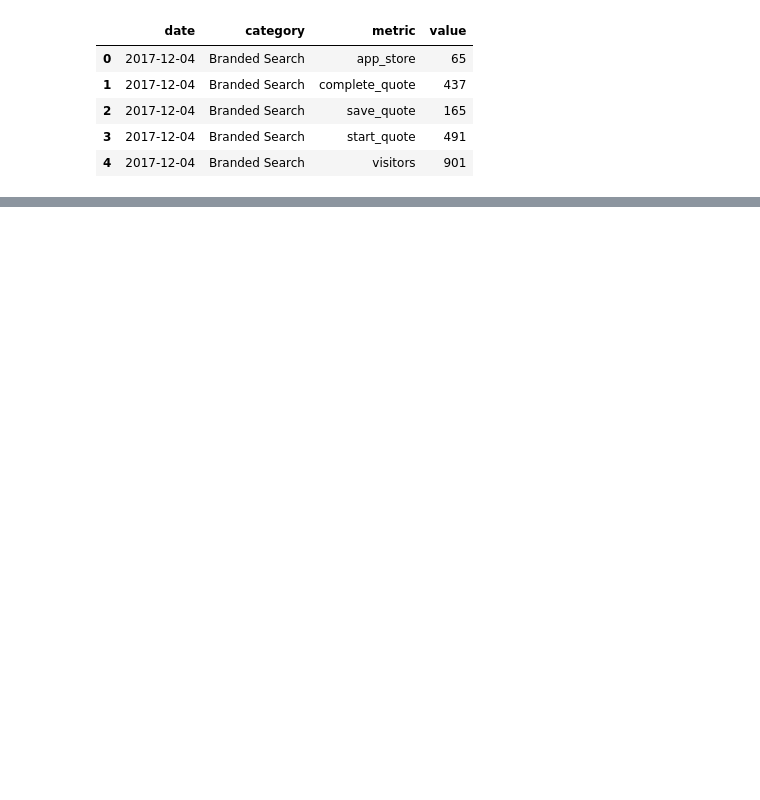
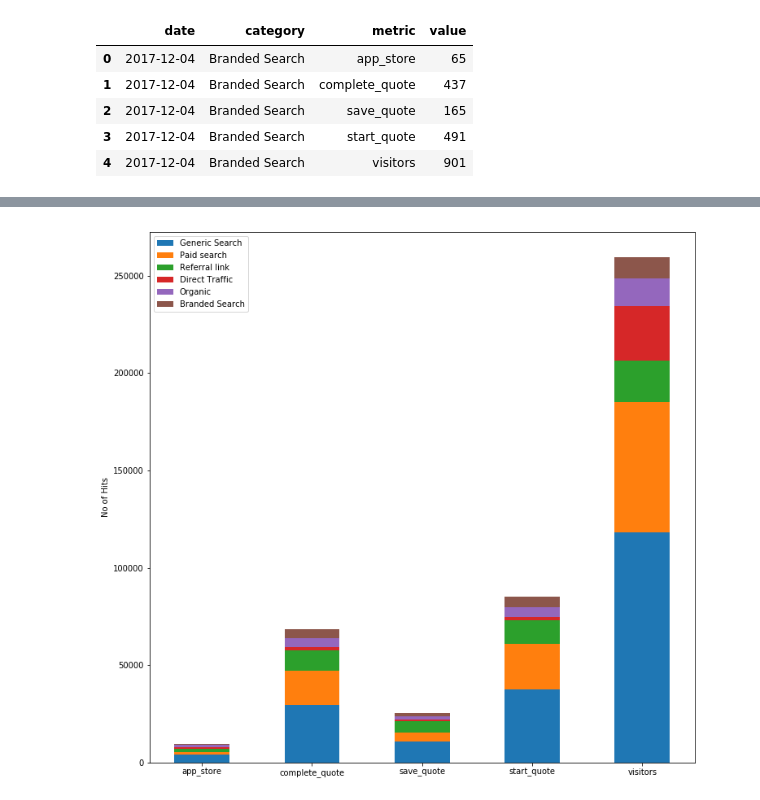
Before and after one commit to cgddrd/pureplanet-datasci, a Jupyter notebook: notebooks/Untitled.ipynb, the cells around one changed output, grey strips where cells are left out. Drawn from its saved outputs; the diff is of its cells as text; code cells hidden in the pictures; blank space fills up the shorter version.

Commit message:
Added funnel chart and stacked bar chart figures.

```diff
--- a/notebooks/Untitled.ipynb
+++ b/notebooks/Untitled.ipynb
@@ -171,5 +453,5 @@ array([ 23111,  32606, 200407,  27319, 113793,  51098])
 # %%
-n_phase, n_seg = (6, 5)
+n_phase, n_seg = (5, 6)
 # %%
 plot_width = 600
 unit_width = plot_width / total[0]
@@ -192,7 +474,7 @@ label_y = []
 height = section_h * n_phase + section_d * (n_phase-1)
 
 # rows of the DataFrame
-df_rows = list(test.iterrows())
+df_rows = list(grouped_seg.iterrows())
 
 # iteration over all the phases
 for i in range(n_phase):
@@ -210,7 +492,7 @@ for i in range(n_phase):
     # iteration over all the segments
     for j in range(n_seg):
         # name of the segment
-        seg_name = df.columns[j]
+        seg_name = grouped_seg.columns[j]
 
         # corner points of a segment used in the SVG path
         points = [xl, height, xl + seg_w[j], height, xl + seg_w[j], height - section_h, xl, height - section_h]
@@ -237,7 +519,7 @@ for i in range(n_phase):
                 color='rgba(255,255,255,1)'
             ),
             text="Segment : %s" % (seg_name),
-            name="Value : %d" % (df[seg_name][row_name])
+            name="Value : %d" % (grouped_seg[seg_name][row_name])
         )
         data.append(hover_trace)
 
@@ -247,15 +529,14 @@ for i in range(n_phase):
 
     height = height - (section_h + section_d)
 # %%
-# For phase names
 label_trace = go.Scatter(
     x=[-350]*n_phase,
     y=label_y,
     mode='text',
-    text=df.index.tolist(),
+    text=grouped_seg.index.tolist(),
     textfont=dict(
         color='rgb(200,200,200)',
-        size=15
+        size=10
     )
 )
 
@@ -269,7 +550,7 @@ value_trace = go.Scatter(
     text=total,
     textfont=dict(
         color='rgb(200,200,200)',
-        size=15
+        size=10
     )
 )
 
@@ -302,0 +626,28 @@ py.iplot(fig)
+# %%
+grouped_seg = grouped_seg.T
+# %%
+grouped_seg.T
+import matplotlib.pyplot as plt
+
+ind = np.arange(len(grouped_seg.index))
+
+plt.figure(figsize=(12, 12))
+width = 0.5
+
+i = 0
+ny = len(grouped_seg[grouped_seg.columns[0]])
+cum_size = np.zeros(ny)
+
+for column in grouped_seg:
+
+    data = np.concatenate(grouped_seg[column].values, axis=0)
+    plt.bar(ind, data, width, bottom=cum_size, label=column)
+
+    cum_size += data
+
+plt.ylabel('No of Hits')
+plt.xticks(ind, grouped_seg.index)
+plt.legend()
+plt.show()
+# %% [output]
+[figure, added]
```
Also changed, not shown: parts of 18 cells of this notebook, 2 other files.
